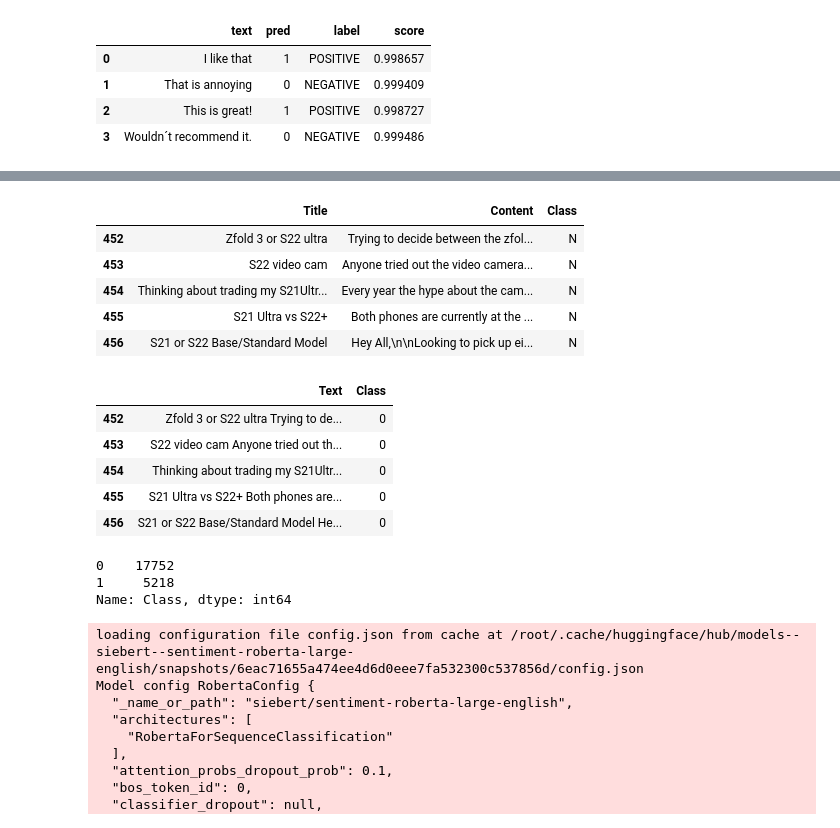
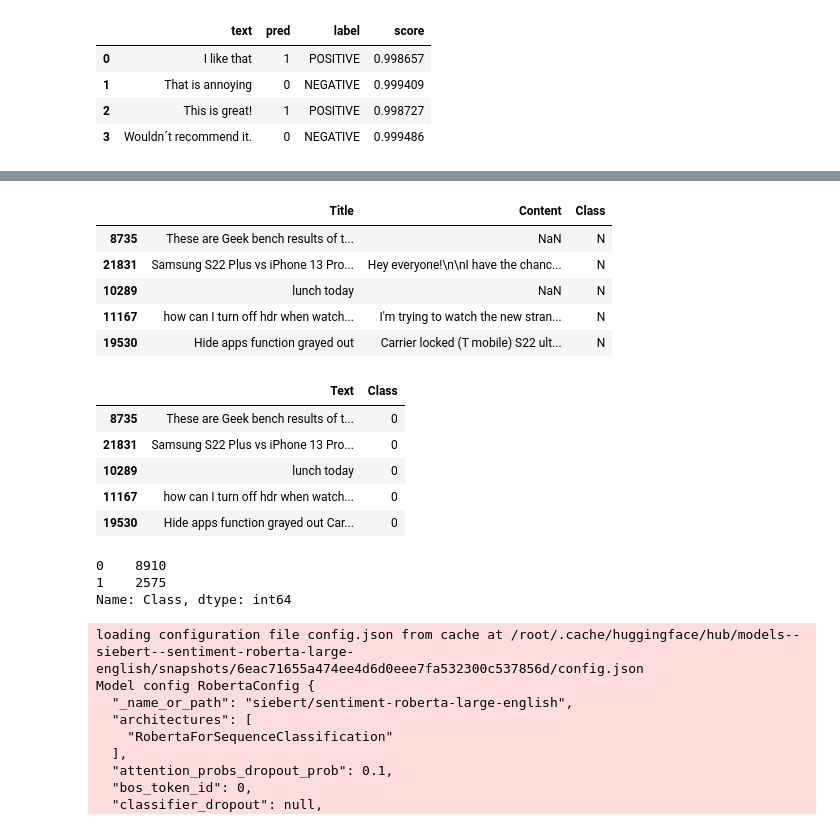
Before and after one commit to ojw92/NLP-VOC, a Jupyter notebook: SiEBERT_practice.ipynb, the cells around one changed output, grey strips where cells are left out. Cells and saved outputs as stored; diff of their text form; code cells hidden in the pictures.

```diff
--- a/SiEBERT_practice.ipynb
+++ b/SiEBERT_practice.ipynb
@@ -115,18 +117,23 @@ df.head()
 # %%
 # filter training data to desired dates (after 2022.2.22)
 from datetime import datetime, timedelta
 df = df[df.Date.apply(lambda x: datetime.strptime(x,'%Y-%m-%d %H:%M:%S').date() > datetime(2022,2,21).date())]
 
+# Although BERT should work well without addressing class imbalance, SiEBERT test run predicted too many examples as 0 due to 0's being > 3 times as 1's
+# Balance class and try again
+df = pd.concat([df22[df22.Class=='R'], df22[df22.Class=='N'].iloc[::3, :]])
+
 # format training data to Title, Content and Class
-df = df.loc[: , 'Title':'Class']
+seed = 5
+df = df.loc[: , 'Title':'Class'].sample(frac=0.75, random_state=seed)    # trying a smaller dataset
 df.head()
 # %% [output]
 |  | Title | Content | Class |
-| 452 | Zfold 3 or S22 ultra | Trying to decide between the zfol... | N |
-| 453 | S22 video cam | Anyone tried out the video camera... | N |
-| 454 | Thinking about trading my S21Ultr... | Every year the hype about the cam... | N |
-| 455 | S21 Ultra vs S22+ | Both phones are currently at the ... | N |
-| 456 | S21 or S22 Base/Standard Model | Hey All,\n\nLooking to pick up ei... | N |
+| 8735 | These are Geek bench results of t... | NaN | N |
+| 21831 | Samsung S22 Plus vs iPhone 13 Pro... | Hey everyone!\n\nI have the chanc... | N |
+| 10289 | lunch today | NaN | N |
+| 11167 | how can I turn off hdr when watch... | I'm trying to watch the new stran... | N |
+| 19530 | Hide apps function grayed out | Carrier locked (T mobile) S22 ult... | N |
 # %%
 # Define Title + Content concatenator
 from timeit import default_timer as timer
@@ -168,16 +175,16 @@ df = data_concat(df)     # run only once!
 df.head()
 # %% [output]
 |  | Text | Class |
-| 452 | Zfold 3 or S22 ultra Trying to de... | 0 |
-| 453 | S22 video cam Anyone tried out th... | 0 |
-| 454 | Thinking about trading my S21Ultr... | 0 |
-| 455 | S21 Ultra vs S22+ Both phones are... | 0 |
-| 456 | S21 or S22 Base/Standard Model He... | 0 |
+| 8735 | These are Geek bench results of t... | 0 |
+| 21831 | Samsung S22 Plus vs iPhone 13 Pro... | 0 |
+| 10289 | lunch today | 0 |
+| 11167 | how can I turn off hdr when watch... | 0 |
+| 19530 | Hide apps function grayed out Car... | 0 |
 # %%
 df['Class'].value_counts()
 # %% [output]
-0    17752
-1     5218
+0    8910
+1    2575
 Name: Class, dtype: int64
 # %%
 from sklearn.model_selection import train_test_split
```
Also changed, not shown: parts of 14 cells of this notebook.
